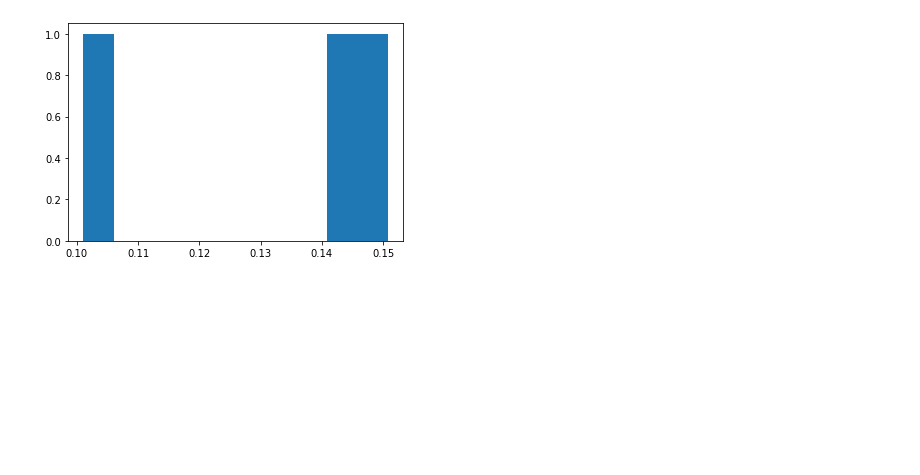
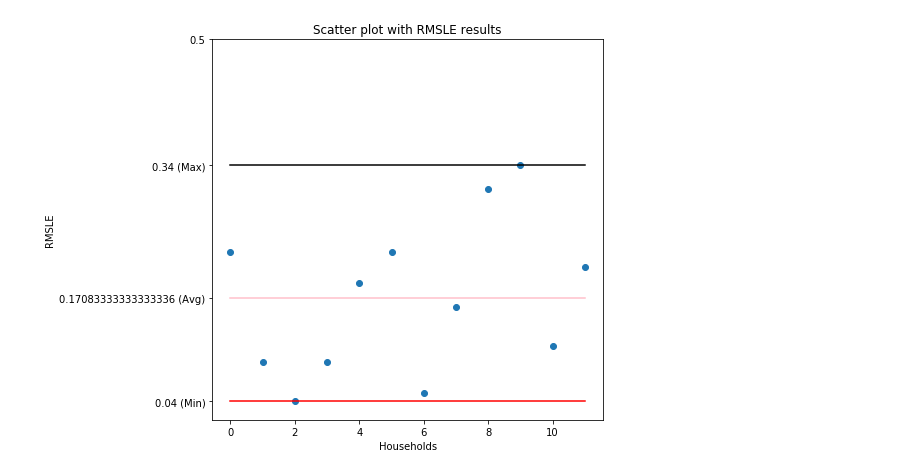
Before and after one commit to belenalberti/Smart_Meters_Demand_Forecasting, a Jupyter notebook: 4_lstm/lstim univariate LOOP.ipynb, the cells around one changed output. Drawn from its saved outputs; the diff is of its cells as text; code cells hidden in the pictures; blank space fills up the shorter version.

```diff
--- a/4_lstm/lstim univariate LOOP.ipynb
+++ b/4_lstm/lstim univariate LOOP.ipynb
@@ -33,11 +29,12 @@ def create_dataset(dataset, look_back=1):
         a = dataset[i:(i+look_back), 0]
         dataX.append(a)
         dataY.append(dataset[i + look_back, 0])
-    return numpy.array(dataX), numpy.array(dataY)
+    return np.array(dataX), np.array(dataY)
 # %%
 
 def lstm_univariate_loop(dataset):
 
+    random.seed(1)
     dataset = df.values
     dataset = df.astype('float32')
 
@@ -55,7 +52,7 @@ def lstm_univariate_loop(dataset):
     look_back = 3
     trainX, trainY = create_dataset(train, look_back)
     testX, testY = create_dataset(test, look_back)
-    testY_rmsle = testY.copy()
+    testY_copy = testY.copy()
     # reshape input to be [samples, time steps, features]
     trainX = numpy.reshape(trainX, (trainX.shape[0], 1, trainX.shape[1]))
     testX = numpy.reshape(testX, (testX.shape[0], 1, testX.shape[1]))
@@ -63,10 +60,10 @@ def lstm_univariate_loop(dataset):
     # create and fit the LSTM network
     print('Creating and fitting the LSTM network')
     model = Sequential()
-    model.add(LSTM(100, input_shape=(1, look_back)))
+    model.add(LSTM(200, input_shape=(1, look_back)))
     model.add(Dense(1))
     model.compile(loss='mean_squared_error', optimizer='adam')
-    model.fit(trainX, trainY, epochs=5, batch_size=70, verbose=1,validation_split=0.04)
+    model.fit(trainX, trainY, epochs=7,batch_size = 70, verbose=1,validation_split=0.04)
 
     # make predictions
     print('Making predictions')
@@ -81,24 +78,21 @@ def lstm_univariate_loop(dataset):
 
     #Metrics
     print('Calculating metrics')
-    mape_i = sMAPE(testY_rmsle,testPredict)
-    rmsle_i = rmsle(testY_rmsle,testPredict)
+    rmsle_i = rmsle(testY_copy,testPredict)
 
-    return mape_i, rmsle_i
+    return rmsle_i
 # %%
 # load the dataset
-path = "/Users/mariabelenalberti/OneDrive - Universidad Torcuato Di Tella/Tesis/code_datasets/1_data_frames/univariate/"
+path = "/Users/mariabelenalberti/OneDrive - Universidad Torcuato Di Tella/Tesis/code_datasets/1_data_frames/univariate/adversity_tou"
 all_files = glob.glob(path + "/*.csv")
 
 i = 0
-mape_t = []
 rmsle_t = []
 for filename in all_files:
     i = i + 1
-    print('filename number ' + str(i))
+    print('filename number ' + str(i) + ' of ' + str(len(all_files)))
     df = pd.read_csv(filename)
     df.set_index("tstp", inplace = True)
-    mape_i,rmsle_i = lstm_univariate_loop(df)
-    mape_t.append(mape_i)
-    rmsle_t.append(rmsle_i)
+    rmsle_i = lstm_univariate_loop(df)
+    rmsle_t.append(round(rmsle_i,2))
 # %% [output]
@@ -141,5 +116,14 @@ plt.show()
-# %%
-plt.hist(rmsle_t)
-plt.show()
-# %% [output]
-[figure, removed]
+# %%
+plt.figure(figsize = (7,7))
+plt.scatter(range(len(rmsle_t)),rmsle_t)
+plt.plot(range(len(rmsle_t)),[min(rmsle_t)]*len(rmsle_t),color = 'red')
+plt.plot(range(len(rmsle_t)),[np.average(rmsle_t)]*len(rmsle_t),color = 'pink')
+plt.plot(range(len(rmsle_t)),[max(rmsle_t)]*len(rmsle_t),color = 'black')
+plt.yticks([min(rmsle_t),np.average(rmsle_t),max(rmsle_t),0.5],[str(min(rmsle_t))+' (Min)',str(np.average(rmsle_t)) + ' (Avg)',str(max(rmsle_t))+' (Max)','0.5'])
+plt.title('Scatter plot with RMSLE results',fontsize = 12)
+plt.xlabel('Households')
+plt.ylabel('RMSLE')
+plt.savefig('/Users/mariabelenalberti/OneDrive - Universidad Torcuato Di Tella/Tesis/plots/4_lstm_uni/RMSLE_adversity_tou')
+plt.show()
+# %% [output]
+[figure, added]
```
Also changed, not shown: parts of 7 cells of this notebook, 1 other file.
